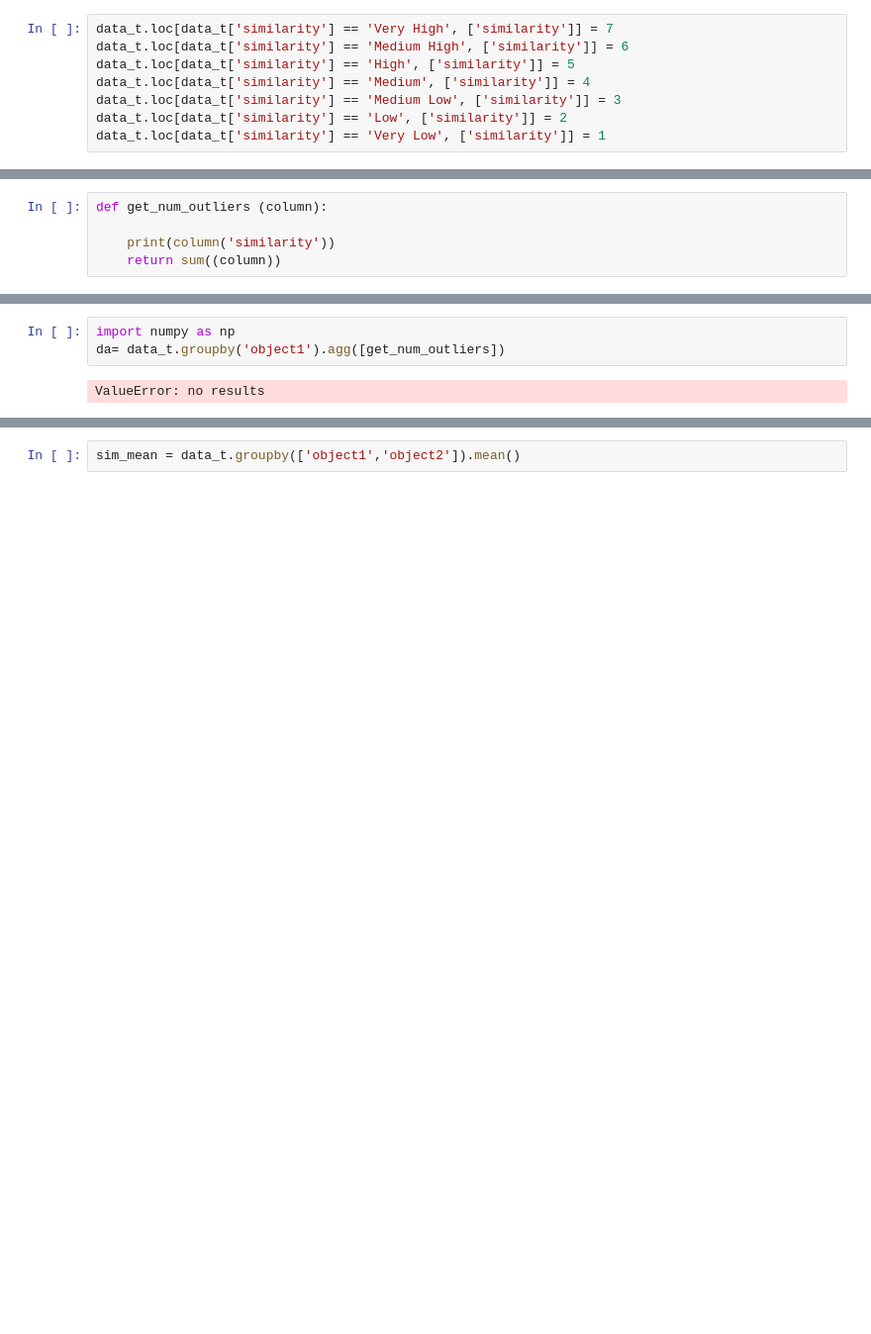
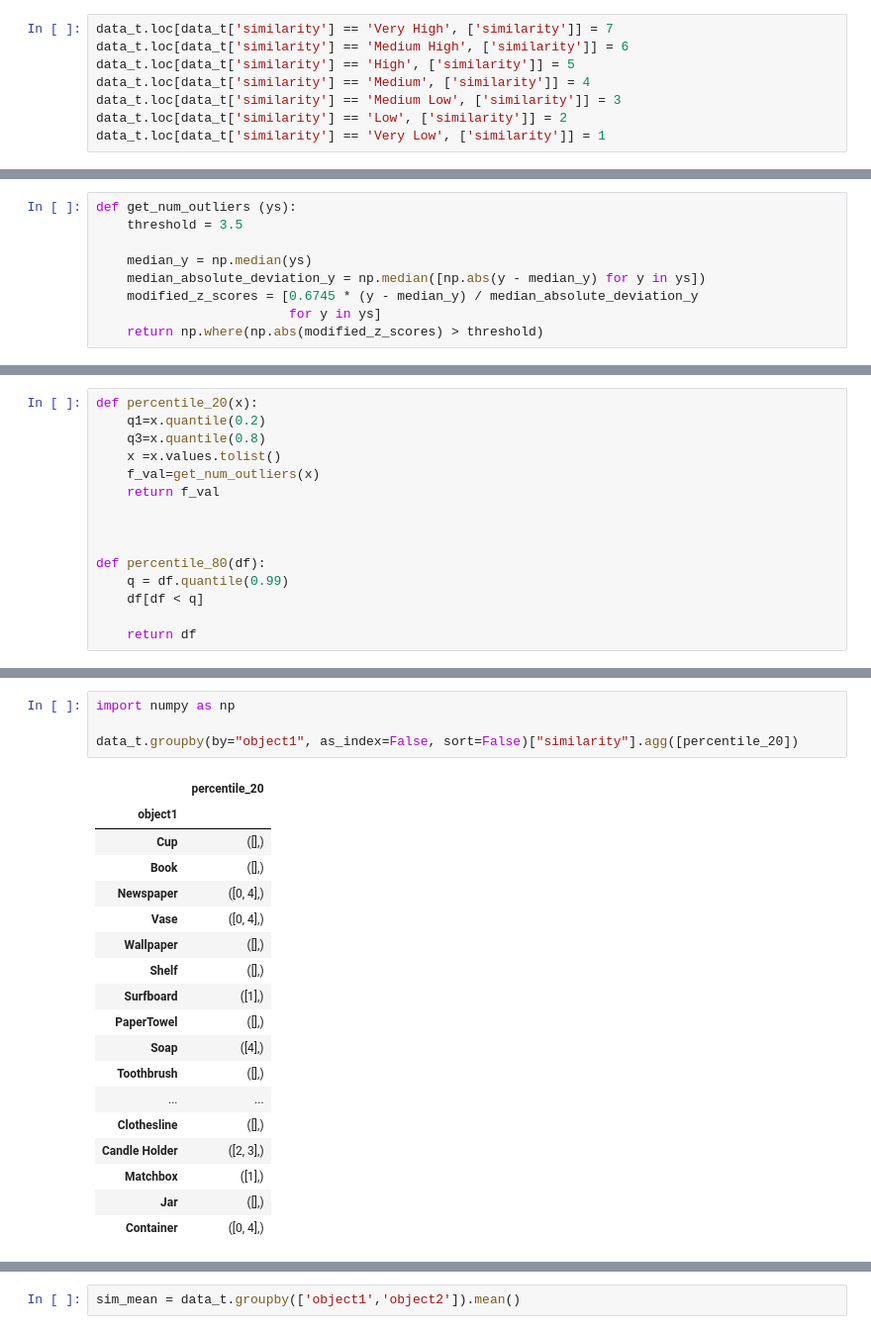
Before and after one commit to mk-hasan/OROC-FU, a Jupyter notebook: Object-Similairty-Analysis.ipynb, the cells around one changed output, grey strips where cells are left out. Shown at 99% size. Saved outputs shown, nothing was run; the diff lists cells and outputs as text; blank space fills up the shorter version.

Commit message:
outlier detecting

```diff
--- a/Object-Similairty-Analysis.ipynb
+++ b/Object-Similairty-Analysis.ipynb
@@ -114,5 +115,9 @@ data_t
-# %%
-def get_num_outliers (column):
-
-    print(column('similarity'))
-    return sum((column))
+# %%
+def get_num_outliers (ys):
+    threshold = 3.5
+
+    median_y = np.median(ys)
+    median_absolute_deviation_y = np.median([np.abs(y - median_y) for y in ys])
+    modified_z_scores = [0.6745 * (y - median_y) / median_absolute_deviation_y
+                         for y in ys]
+    return np.where(np.abs(modified_z_scores) > threshold)
@@ -118,0 +137,15 @@ def get_num_outliers (column):
+# %%
+def percentile_20(x):
+    q1=x.quantile(0.2)
+    q3=x.quantile(0.8)
+    x =x.values.tolist()
+    f_val=get_num_outliers(x)
+    return f_val
+
+
+
+def percentile_80(df):
+    q = df.quantile(0.99)
+    df[df < q]
+
+    return df
@@ -119,5 +161,23 @@ def get_num_outliers (column):
 # %%
 import numpy as np
-da= data_t.groupby('object1').agg([get_num_outliers])
+
+data_t.groupby(by="object1", as_index=False, sort=False)["similarity"].agg([percentile_20])
 # %% [output]
-ValueError: no results
+|  | percentile_20 |
+| object1 |  |
+| Cup | ([],) |
+| Book | ([],) |
+| Newspaper | ([0, 4],) |
+| Vase | ([0, 4],) |
+| Wallpaper | ([],) |
+| Shelf | ([],) |
+| Surfboard | ([1],) |
+| PaperTowel | ([],) |
+| Soap | ([4],) |
+| Toothbrush | ([],) |
+| ... | ... |
+| Clothesline | ([],) |
+| Candle Holder | ([2, 3],) |
+| Matchbox | ([1],) |
+| Jar | ([],) |
+| Container | ([0, 4],) |
```
Also changed, not shown: parts of 16 cells of this notebook.
